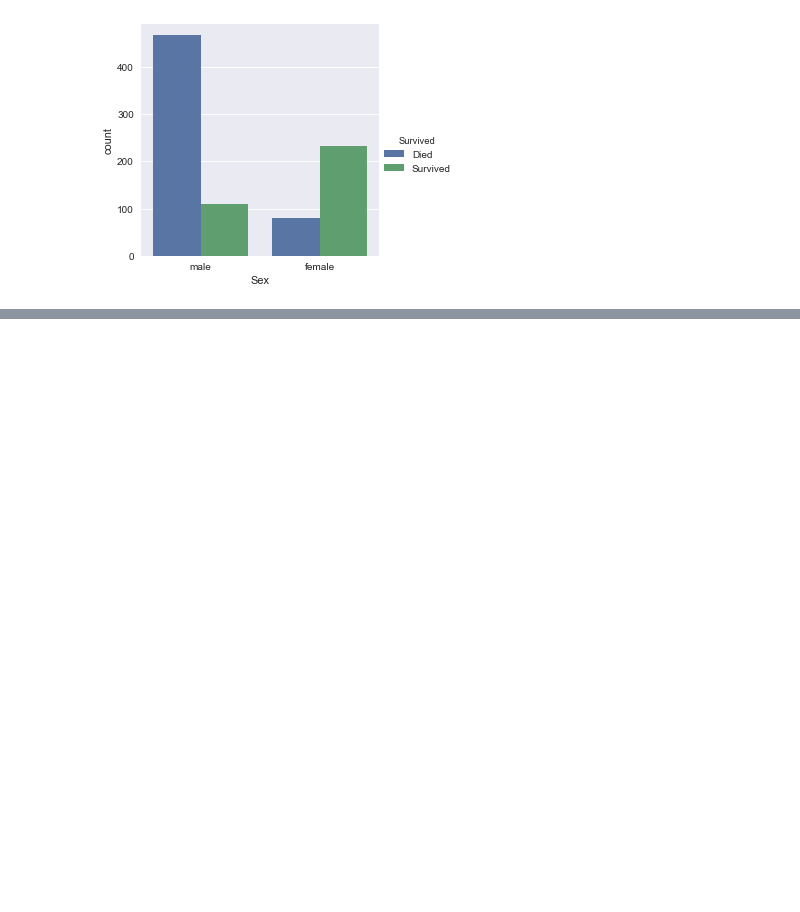
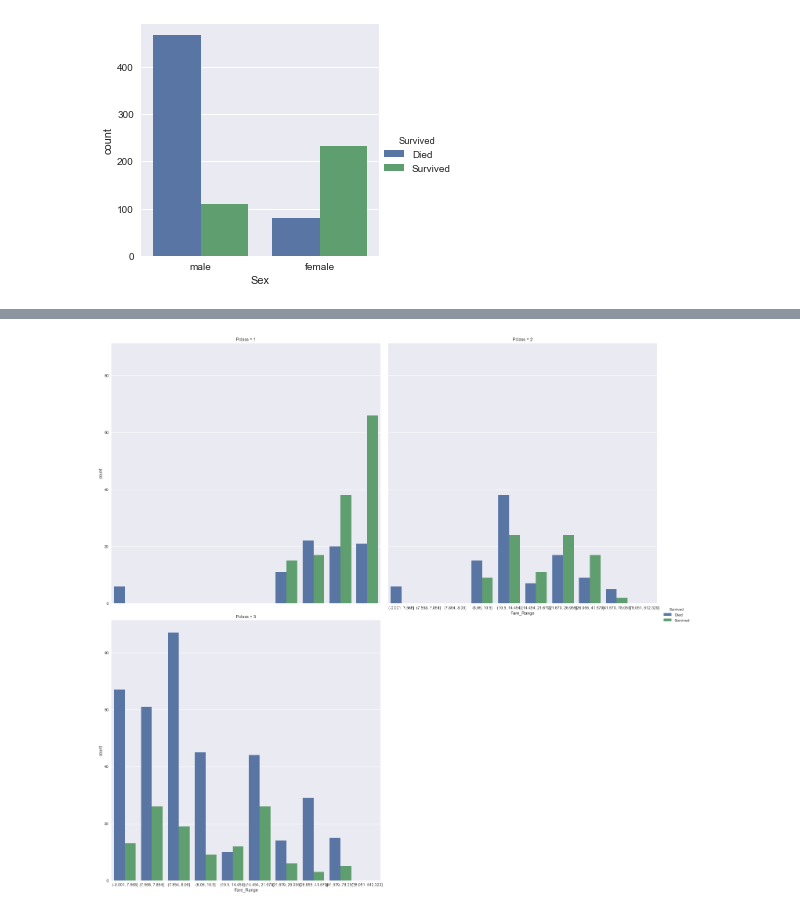
Before and after one commit to marmeladof/TitanicPython, a Jupyter notebook: Kaggle Titanic Competition in Python.ipynb, the cells around one changed output, grey strips where cells are left out. Cells and saved outputs as stored; diff of their text form; code cells hidden in the pictures; blank space fills up the shorter version.

```diff
--- a/Kaggle Titanic Competition in Python.ipynb
+++ b/Kaggle Titanic Competition in Python.ipynb
@@ -103,0 +138,8 @@ Next, based on
+# %%
+sns.factorplot(x = 'Fare_Range', hue = 'Survived', col = 'Pclass',
+               data = all_data, kind = 'count', col_wrap = 2,
+               size = 10, aspect = 1)
+
+plt.show()
+# %% [output]
+[figure, added]
```
Also changed, not shown: parts of 15 cells of this notebook, 1 other file.
